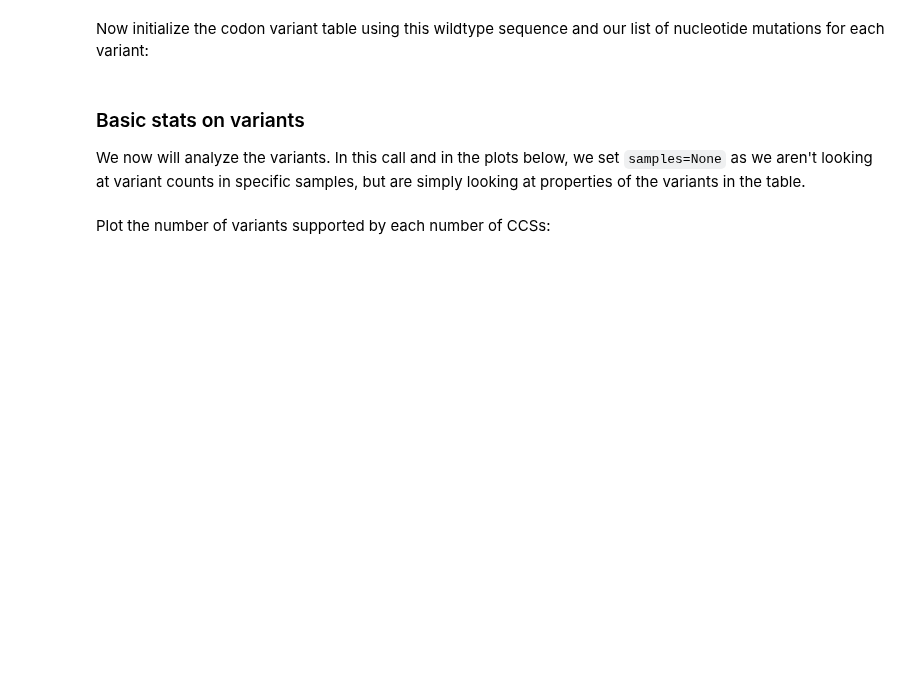
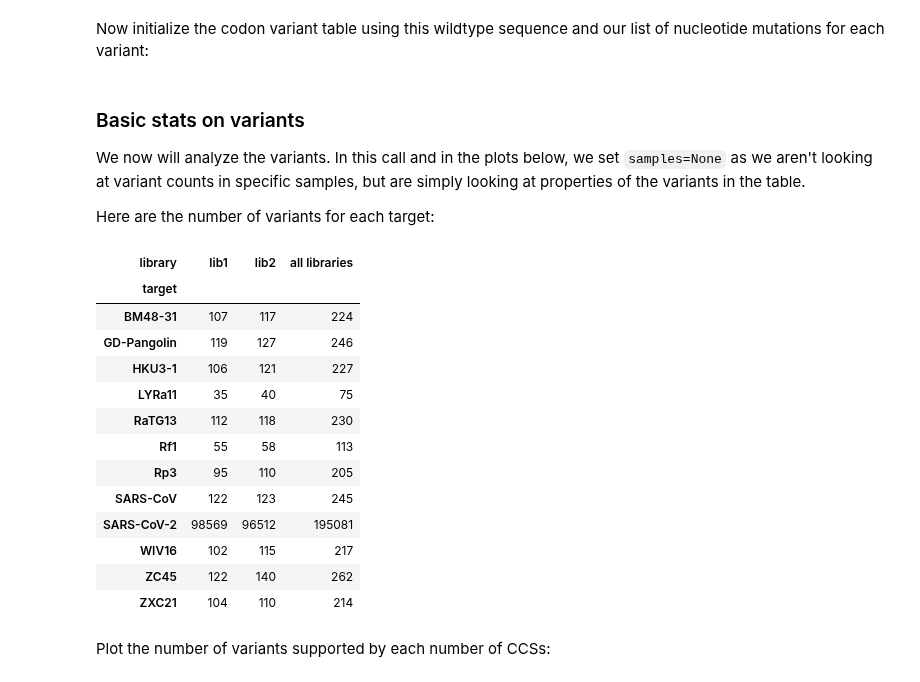
Before and after one commit to jbloomlab/SARS-CoV-2-RBD_DMS, a Jupyter notebook: build_variants.ipynb, the cells around one changed output. Cells and saved outputs as stored; diff of their text form; code cells hidden in the pictures; blank space fills up the shorter version.

```diff
--- a/build_variants.ipynb
+++ b/build_variants.ipynb
@@ -605,3 +710,5 @@ variants = dms_variants.codonvarianttable.CodonVariantTable(
 ### Basic stats on variants
 We now will analyze the variants.
 In this call and in the plots below, we set `samples=None` as we aren't looking at variant counts in specific samples, but are simply looking at properties of the variants in the table.
+
+Here are the number of variants for each target:
@@ -620,9 +715,27 @@ dms_variants.__version__
 # %%
 display(HTML(
     variants
     .n_variants_df(samples=None)
-    .to_html(index=False)
+    .pivot_table(index=['target'],
+                 columns='library',
+                 values='count')
+    .to_html()
     ))
+# %% [output]
+| library | lib1 | lib2 | all libraries |
+| target |  |  |  |
+| BM48-31 | 107 | 117 | 224 |
+| GD-Pangolin | 119 | 127 | 246 |
+| HKU3-1 | 106 | 121 | 227 |
+| LYRa11 | 35 | 40 | 75 |
+| RaTG13 | 112 | 118 | 230 |
+| Rf1 | 55 | 58 | 113 |
+| Rp3 | 95 | 110 | 205 |
+| SARS-CoV | 122 | 123 | 245 |
+| SARS-CoV-2 | 98569 | 96512 | 195081 |
+| WIV16 | 102 | 115 | 217 |
+| ZC45 | 122 | 140 | 262 |
+| ZXC21 | 104 | 110 | 214 |
 # %% [markdown]
 Plot the number of variants supported by each number of CCSs:
 # %%
```
Also changed, not shown: parts of 31 cells of this notebook.
